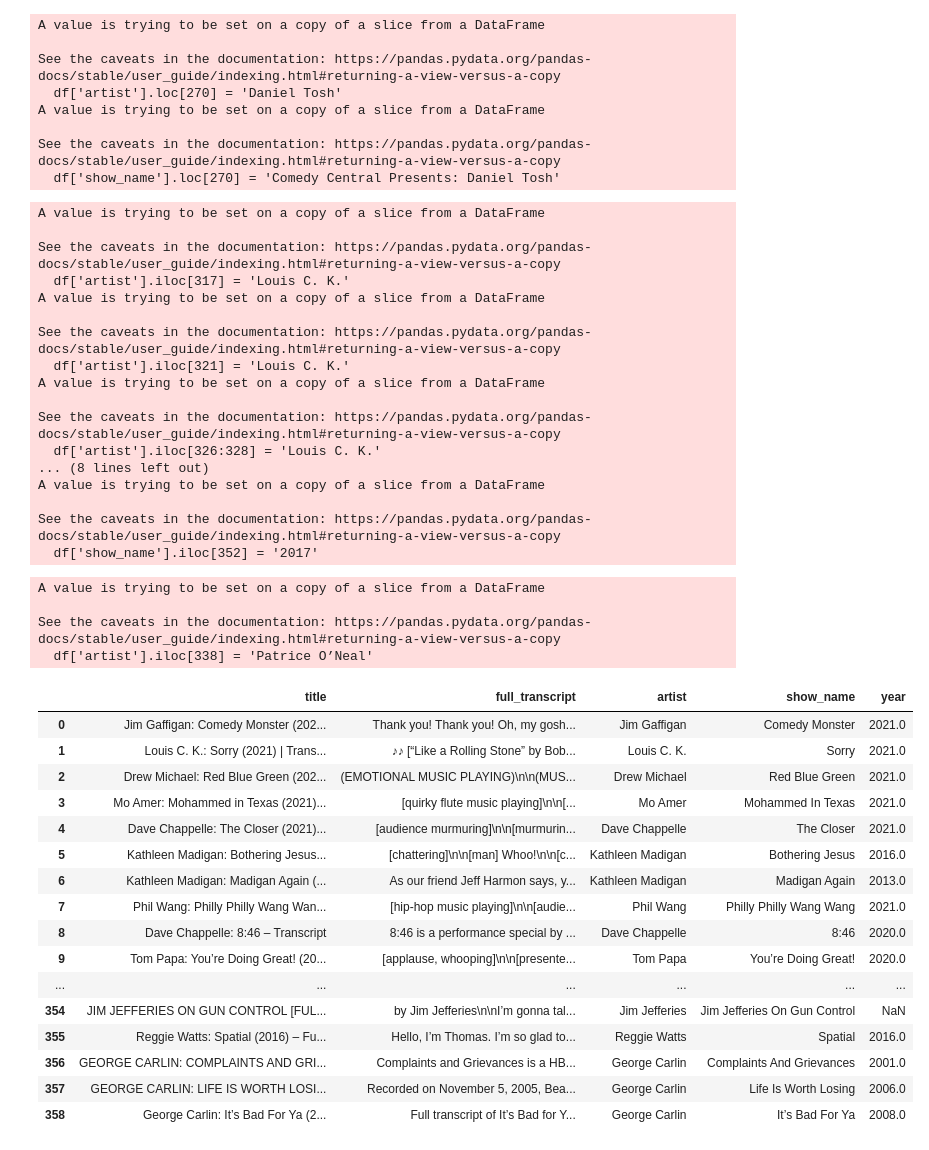
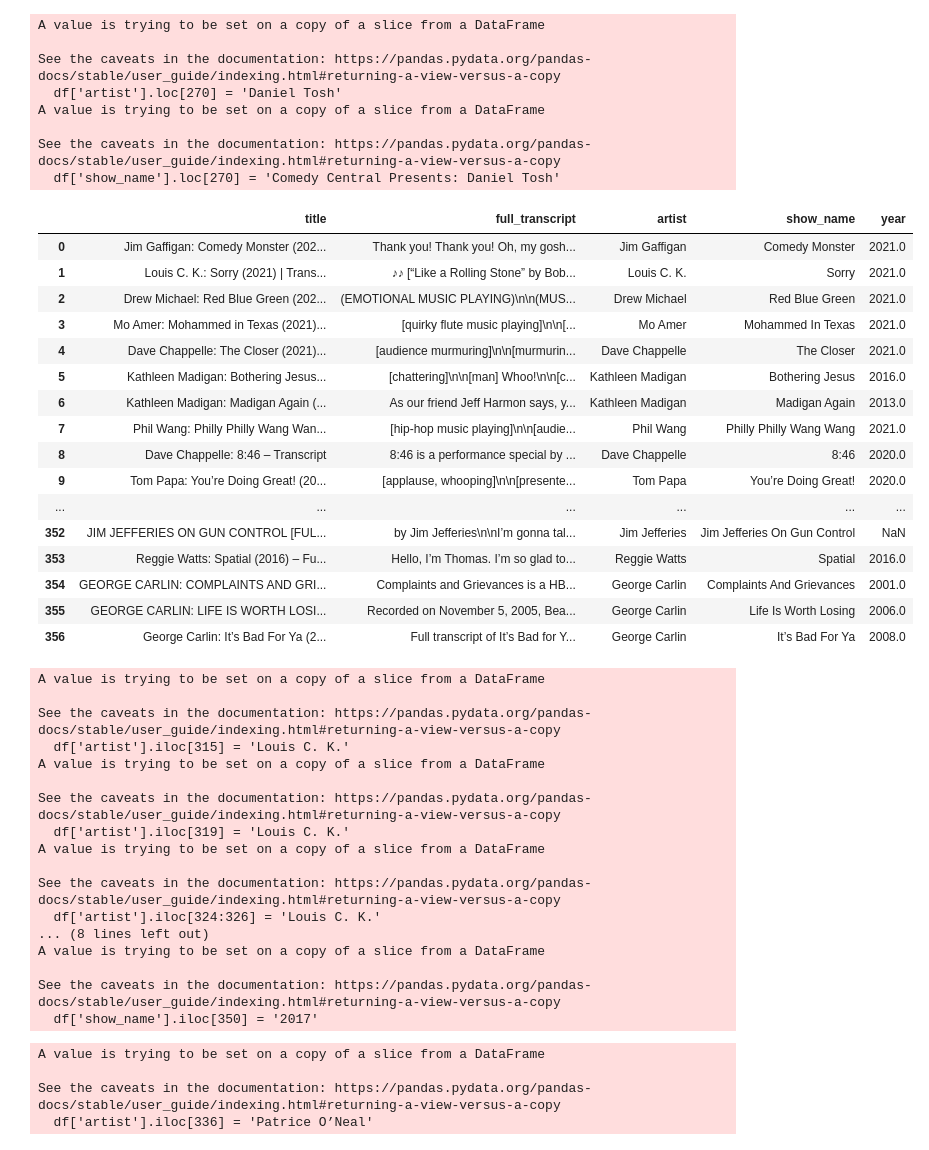
Before and after one commit to rmelbardis/ObjectivelyFunny, a Jupyter notebook: notebooks/Rei_scraps_name_year_artist_check.ipynb, the cells around one changed output. Saved outputs shown, nothing was run; the diff lists cells and outputs as text; code cells hidden in the pictures.

Commit message:
update clean dataframe

```diff
--- a/notebooks/Rei_scraps_name_year_artist_check.ipynb
+++ b/notebooks/Rei_scraps_name_year_artist_check.ipynb
@@ -212,55 +212,55 @@ A value is trying to be set on a copy of a slice from a DataFrame
 
 See the caveats in the documentation: https://pandas.pydata.org/pandas-docs/stable/user_guide/indexing.html#returning-a-view-versus-a-copy
   df['show_name'].loc[270] = 'Comedy Central Presents: Daniel Tosh'
+# %%
+df.drop([285, 296]).reset_index(drop=True)
+# %% [output]
+|  | title | full_transcript | artist | show_name | year |
+| 0 | Jim Gaffigan: Comedy Monster (202... | Thank you! Thank you! Oh, my gosh... | Jim Gaffigan | Comedy Monster | 2021.0 |
+| 1 | Louis C. K.: Sorry (2021) | Trans... | ♪♪ [“Like a Rolling Stone” by Bob... | Louis C. K. | Sorry | 2021.0 |
+| 2 | Drew Michael: Red Blue Green (202... | (EMOTIONAL MUSIC PLAYING)\n\n(MUS... | Drew Michael | Red Blue Green | 2021.0 |
+| 3 | Mo Amer: Mohammed in Texas (2021)... | [quirky flute music playing]\n\n[... | Mo Amer | Mohammed In Texas | 2021.0 |
+| 4 | Dave Chappelle: The Closer (2021)... | [audience murmuring]\n\n[murmurin... | Dave Chappelle | The Closer | 2021.0 |
+| 5 | Kathleen Madigan: Bothering Jesus... | [chattering]\n\n[man] Whoo!\n\n[c... | Kathleen Madigan | Bothering Jesus | 2016.0 |
+| 6 | Kathleen Madigan: Madigan Again (... | As our friend Jeff Harmon says, y... | Kathleen Madigan | Madigan Again | 2013.0 |
+| 7 | Phil Wang: Philly Philly Wang Wan... | [hip-hop music playing]\n\n[audie... | Phil Wang | Philly Philly Wang Wang | 2021.0 |
+| 8 | Dave Chappelle: 8:46 – Transcript | 8:46 is a performance special by ... | Dave Chappelle | 8:46 | 2020.0 |
+| 9 | Tom Papa: You’re Doing Great! (20... | [applause, whooping]\n\n[presente... | Tom Papa | You’re Doing Great! | 2020.0 |
+| ... | ... | ... | ... | ... | ... |
+| 352 | JIM JEFFERIES ON GUN CONTROL [FUL... | by Jim Jefferies\n\nI’m gonna tal... | Jim Jefferies | Jim Jefferies On Gun Control | NaN |
+| 353 | Reggie Watts: Spatial (2016) – Fu... | Hello, I’m Thomas. I’m so glad to... | Reggie Watts | Spatial | 2016.0 |
+| 354 | GEORGE CARLIN: COMPLAINTS AND GRI... | Complaints and Grievances is a HB... | George Carlin | Complaints And Grievances | 2001.0 |
+| 355 | GEORGE CARLIN: LIFE IS WORTH LOSI... | Recorded on November 5, 2005, Bea... | George Carlin | Life Is Worth Losing | 2006.0 |
+| 356 | George Carlin: It’s Bad For Ya (2... | Full transcript of It’s Bad for Y... | George Carlin | It’s Bad For Ya | 2008.0 |
 # %%
-df['artist'].iloc[317] = 'Louis C. K.'
-df['artist'].iloc[321] = 'Louis C. K.'
-df['artist'].iloc[326:328] = 'Louis C. K.'
-df['artist'].iloc[334:336] = 'Louis C. K.'
-df['artist'].iloc[352] = 'Louis C. K.'
-df['show_name'].iloc[352] = '2017'
+df['artist'].iloc[315] = 'Louis C. K.'
+df['artist'].iloc[319] = 'Louis C. K.'
+df['artist'].iloc[324:326] = 'Louis C. K.'
+df['artist'].iloc[332:334] = 'Louis C. K.'
+df['artist'].iloc[350] = 'Louis C. K.'
+df['show_name'].iloc[350] = '2017'
 # %% [output]
 A value is trying to be set on a copy of a slice from a DataFrame
 
 See the caveats in the documentation: https://pandas.pydata.org/pandas-docs/stable/user_guide/indexing.html#returning-a-view-versus-a-copy
-  df['artist'].iloc[317] = 'Louis C. K.'
+  df['artist'].iloc[315] = 'Louis C. K.'
 A value is trying to be set on a copy of a slice from a DataFrame
 
 See the caveats in the documentation: https://pandas.pydata.org/pandas-docs/stable/user_guide/indexing.html#returning-a-view-versus-a-copy
-  df['artist'].iloc[321] = 'Louis C. K.'
+  df['artist'].iloc[319] = 'Louis C. K.'
 A value is trying to be set on a copy of a slice from a DataFrame
 
 See the caveats in the documentation: https://pandas.pydata.org/pandas-docs/stable/user_guide/indexing.html#returning-a-view-versus-a-copy
-  df['artist'].iloc[326:328] = 'Louis C. K.'
+  df['artist'].iloc[324:326] = 'Louis C. K.'
 ... (8 lines left out)
 A value is trying to be set on a copy of a slice from a DataFrame
 
 See the caveats in the documentation: https://pandas.pydata.org/pandas-docs/stable/user_guide/indexing.html#returning-a-view-versus-a-copy
-  df['show_name'].iloc[352] = '2017'
+  df['show_name'].iloc[350] = '2017'
 # %%
-df['artist'].iloc[338] = 'Patrice O’Neal'
+df['artist'].iloc[336] = 'Patrice O’Neal'
 # %% [output]
 A value is trying to be set on a copy of a slice from a DataFrame
 
 See the caveats in the documentation: https://pandas.pydata.org/pandas-docs/stable/user_guide/indexing.html#returning-a-view-versus-a-copy
-  df['artist'].iloc[338] = 'Patrice O’Neal'
+  df['artist'].iloc[336] = 'Patrice O’Neal'
-# %%
-df
-# %% [output]
-|  | title | full_transcript | artist | show_name | year |
-| 0 | Jim Gaffigan: Comedy Monster (202... | Thank you! Thank you! Oh, my gosh... | Jim Gaffigan | Comedy Monster | 2021.0 |
-| 1 | Louis C. K.: Sorry (2021) | Trans... | ♪♪ [“Like a Rolling Stone” by Bob... | Louis C. K. | Sorry | 2021.0 |
-| 2 | Drew Michael: Red Blue Green (202... | (EMOTIONAL MUSIC PLAYING)\n\n(MUS... | Drew Michael | Red Blue Green | 2021.0 |
-| 3 | Mo Amer: Mohammed in Texas (2021)... | [quirky flute music playing]\n\n[... | Mo Amer | Mohammed In Texas | 2021.0 |
-| 4 | Dave Chappelle: The Closer (2021)... | [audience murmuring]\n\n[murmurin... | Dave Chappelle | The Closer | 2021.0 |
-| 5 | Kathleen Madigan: Bothering Jesus... | [chattering]\n\n[man] Whoo!\n\n[c... | Kathleen Madigan | Bothering Jesus | 2016.0 |
-| 6 | Kathleen Madigan: Madigan Again (... | As our friend Jeff Harmon says, y... | Kathleen Madigan | Madigan Again | 2013.0 |
-| 7 | Phil Wang: Philly Philly Wang Wan... | [hip-hop music playing]\n\n[audie... | Phil Wang | Philly Philly Wang Wang | 2021.0 |
-| 8 | Dave Chappelle: 8:46 – Transcript | 8:46 is a performance special by ... | Dave Chappelle | 8:46 | 2020.0 |
-| 9 | Tom Papa: You’re Doing Great! (20... | [applause, whooping]\n\n[presente... | Tom Papa | You’re Doing Great! | 2020.0 |
-| ... | ... | ... | ... | ... | ... |
-| 354 | JIM JEFFERIES ON GUN CONTROL [FUL... | by Jim Jefferies\n\nI’m gonna tal... | Jim Jefferies | Jim Jefferies On Gun Control | NaN |
-| 355 | Reggie Watts: Spatial (2016) – Fu... | Hello, I’m Thomas. I’m so glad to... | Reggie Watts | Spatial | 2016.0 |
-| 356 | GEORGE CARLIN: COMPLAINTS AND GRI... | Complaints and Grievances is a HB... | George Carlin | Complaints And Grievances | 2001.0 |
-| 357 | GEORGE CARLIN: LIFE IS WORTH LOSI... | Recorded on November 5, 2005, Bea... | George Carlin | Life Is Worth Losing | 2006.0 |
-| 358 | George Carlin: It’s Bad For Ya (2... | Full transcript of It’s Bad for Y... | George Carlin | It’s Bad For Ya | 2008.0 |
```
Also changed, not shown: parts of 2 cells of this notebook.
